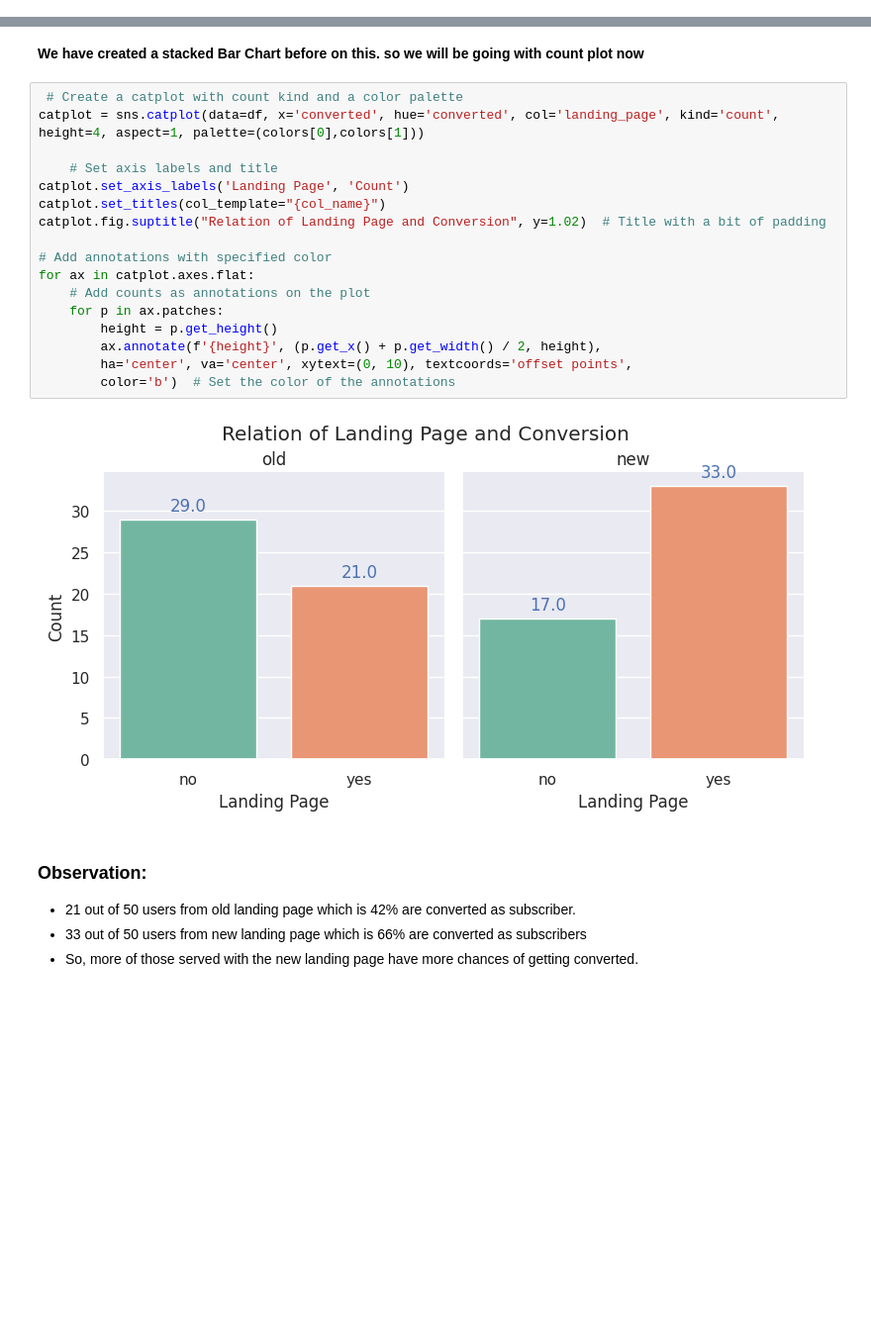
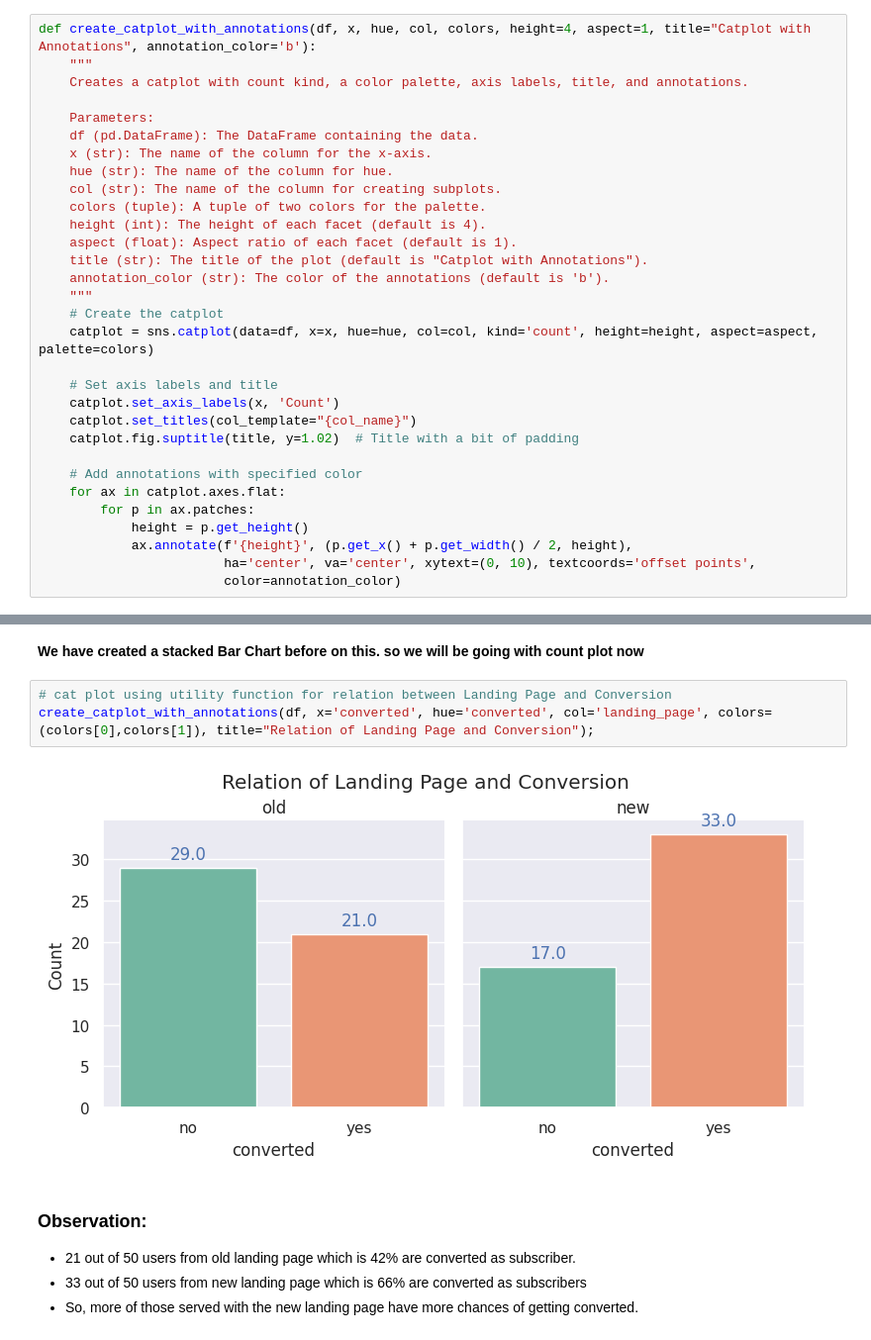
Before and after one commit to Rajesh2015/E-news-Express-Project, a Jupyter notebook: E-news Express Project Solution.ipynb, the cells around one changed output, grey strips where cells are left out. Shown at 99% size. Cells and saved outputs as stored; diff of their text form; blank space fills up the shorter version.

```diff
--- a/E-news Express Project Solution.ipynb
+++ b/E-news Express Project Solution.ipynb
@@ -483,3 +483,34 @@ def plot_rejection_region(test_stat, alpha=0.05, tail='right'):
 
     # Display the plot
     plt.show()
+# %%
+def create_catplot_with_annotations(df, x, hue, col, colors, height=4, aspect=1, title="Catplot with Annotations", annotation_color='b'):
+    """
+    Creates a catplot with count kind, a color palette, axis labels, title, and annotations.
+
+    Parameters:
+    df (pd.DataFrame): The DataFrame containing the data.
+    x (str): The name of the column for the x-axis.
+    hue (str): The name of the column for hue.
+    col (str): The name of the column for creating subplots.
+    colors (tuple): A tuple of two colors for the palette.
+    height (int): The height of each facet (default is 4).
+    aspect (float): Aspect ratio of each facet (default is 1).
+    title (str): The title of the plot (default is "Catplot with Annotations").
+    annotation_color (str): The color of the annotations (default is 'b').
+    """
+    # Create the catplot
+    catplot = sns.catplot(data=df, x=x, hue=hue, col=col, kind='count', height=height, aspect=aspect, palette=colors)
+
+    # Set axis labels and title
+    catplot.set_axis_labels(x, 'Count')
+    catplot.set_titles(col_template="{col_name}")
+    catplot.fig.suptitle(title, y=1.02)  # Title with a bit of padding
+
+    # Add annotations with specified color
+    for ax in catplot.axes.flat:
+        for p in ax.patches:
+            height = p.get_height()
+            ax.annotate(f'{height}', (p.get_x() + p.get_width() / 2, height),
+                        ha='center', va='center', xytext=(0, 10), textcoords='offset points',
+                        color=annotation_color)
@@ -915,25 +956,11 @@ pd.crosstab(df['landing_page'], df['converted'], normalize='index') * 100
 | old | 58.0 | 42.0 |
 # %% [markdown]
 **We have created a stacked Bar Chart before on this. so we will be going with count plot now**
-# %%
- # Create a catplot with count kind and a color palette
-catplot = sns.catplot(data=df, x='converted', hue='converted', col='landing_page', kind='count', height=4, aspect=1, palette=(colors[0],colors[1]))
-
-    # Set axis labels and title
-catplot.set_axis_labels('Landing Page', 'Count')
-catplot.set_titles(col_template="{col_name}")
-catplot.fig.suptitle("Relation of Landing Page and Conversion", y=1.02)  # Title with a bit of padding
-
-# Add annotations with specified color
-for ax in catplot.axes.flat:
-    # Add counts as annotations on the plot
-    for p in ax.patches:
-        height = p.get_height()
-        ax.annotate(f'{height}', (p.get_x() + p.get_width() / 2, height),
-        ha='center', va='center', xytext=(0, 10), textcoords='offset points',
-        color='b')  # Set the color of the annotations
-# %% [output]
-[figure, removed]
+# %%
+# cat plot using utility function for relation between Landing Page and Conversion
+create_catplot_with_annotations(df, x='converted', hue='converted', col='landing_page', colors=(colors[0],colors[1]), title="Relation of Landing Page and Conversion");
+# %% [output]
+[figure, added]
 # %% [markdown]
 ### Observation:
 - 21 out of 50 users from old landing page which is 42% are converted as subscriber.
```
Also changed, not shown: parts of 27 cells of this notebook.
